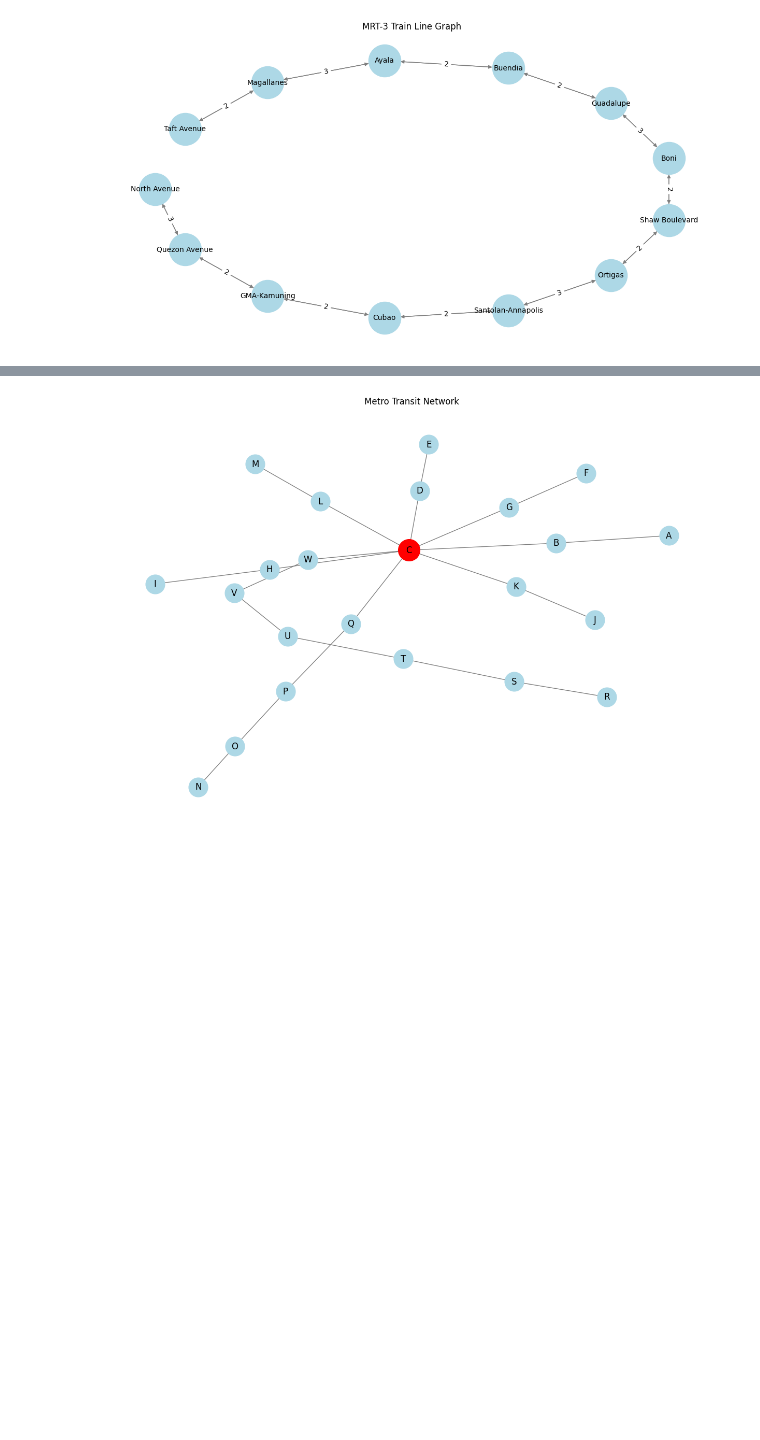
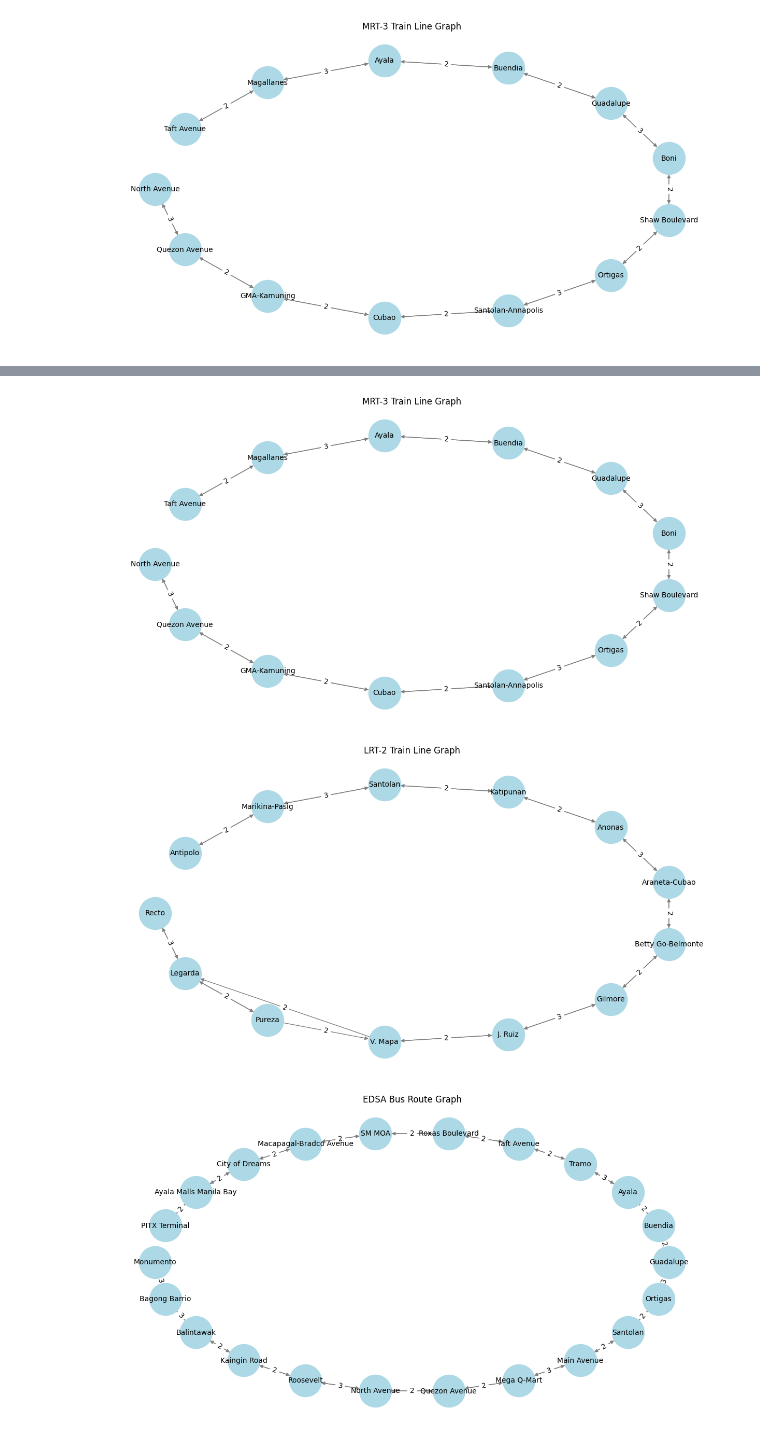
Before and after one commit to leon-pscl/CPE311_Computational-Thinking-with-Python, a Jupyter notebook: CaseStudy1/CPE311_CaseStudy1_Pascual,Moldez.ipynb, the cells around one changed output, grey strips where cells are left out. Drawn from its saved outputs; the diff is of its cells as text; code cells hidden in the pictures; blank space fills up the shorter version.

```diff
--- a/CaseStudy1/CPE311_CaseStudy1_Pascual,Moldez.ipynb
+++ b/CaseStudy1/CPE311_CaseStudy1_Pascual,Moldez.ipynb
@@ -436,42 +368,37 @@ Central Avenue (Bus 5) ↔ Central Avenue (Bus 7)
-# %%
-import networkx as nx
-import matplotlib.pyplot as plt
-from collections import Counter
-
-def plot_transit_graph(routes, title):
-    G = nx.Graph()
-
-    # Add edges for each route
-    for route, stops in routes.items():
-        edges = [(stops[i], stops[i+1]) for i in range(len(stops)-1)]
-        G.add_edges_from(edges, route=route)
-
-    # Identify interchanges (stops appearing in multiple routes)
-    stop_counts = Counter(stop for stops in routes.values() for stop in stops)
-    interchanges = {stop for stop, count in stop_counts.items() if count > 1}
-
-    pos = nx.spring_layout(G, seed=42)
-
-    plt.figure(figsize=(12, 8))
-    nx.draw(G, pos, with_labels=True, node_size=700, node_color='lightblue', edge_color='gray')
-
-    # Highlight interchanges
-    if interchanges:
-        nx.draw_networkx_nodes(G, pos, nodelist=interchanges, node_color='red', node_size=900)
-
-    plt.title(title)
-    plt.show()
-
-# Define transit routes
-routes = {
-    "Train Line 1": ["A", "B", "C", "D", "E"],
-    "Train Line 2": ["F", "G", "C", "H", "I"],
-    "Bus Route 1": ["J", "K", "C", "L", "M"],
-    "Bus Route 2": ["N", "O", "P", "Q", "C"],
-    "Bus Route 3": ["R", "S", "T", "U", "V", "W", "C"]
-}
-
-# Plot the graph
-plot_transit_graph(routes, "Metro Transit Network")
-# %% [output]
-[figure, removed]
+# %%
+import networkx as nx
+import matplotlib.pyplot as plt
+
+def plot_graph(graph, title, layout=nx.shell_layout):
+    G = nx.DiGraph()
+
+    for station, neighbors in graph.items():
+        for neighbor, weight in neighbors:
+            G.add_edge(station, neighbor, weight=weight)
+
+    plt.figure(figsize=(12, 6))
+    pos = layout(G)
+    nx.draw(G, pos, with_labels=True, node_color="lightblue", edge_color="gray", node_size=2000, font_size=10)
+    nx.draw_networkx_edge_labels(G, pos, edge_labels={(u, v): d["weight"] for u, v, d in G.edges(data=True)})
+
+    plt.title(title)
+    plt.show()
+
+# Graph data
+graphs = {
+    "MRT-3 Train Line Graph": graph_mrt3,
+    "LRT-2 Train Line Graph": graph_lrt2,
+    "EDSA Bus Route Graph": graph_edsabus,
+    "Bus Route 5 Graph": graph_bus5,
+    "Bus Route 7 Graph": graph_bus7,
+    "Bus Route 9 Graph": graph_bus9,
+    "Bus Route 11 Graph": graph_bus11
+}
+
+# Plot all graphs
+for title, graph in graphs.items():
+    plot_graph(graph, title)
+# %% [output]
+[figure, added]
+[figure, added]
+[figure, added]
```
Also changed, not shown: parts of 2 cells of this notebook.
